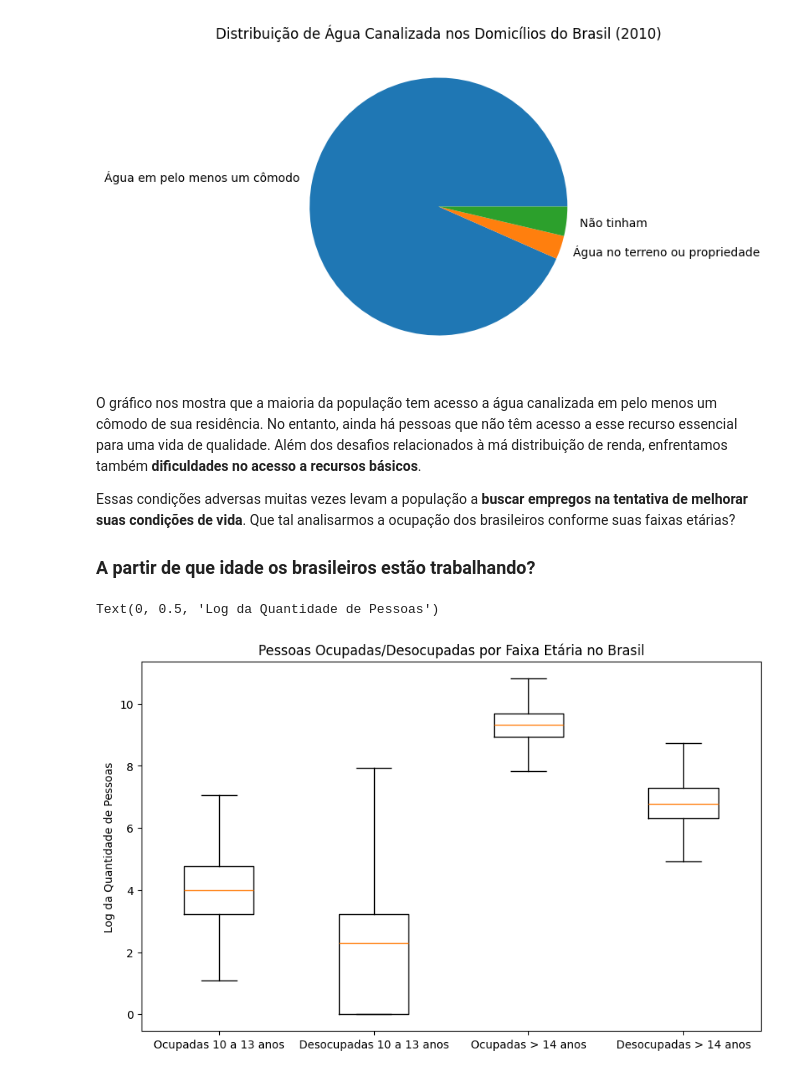
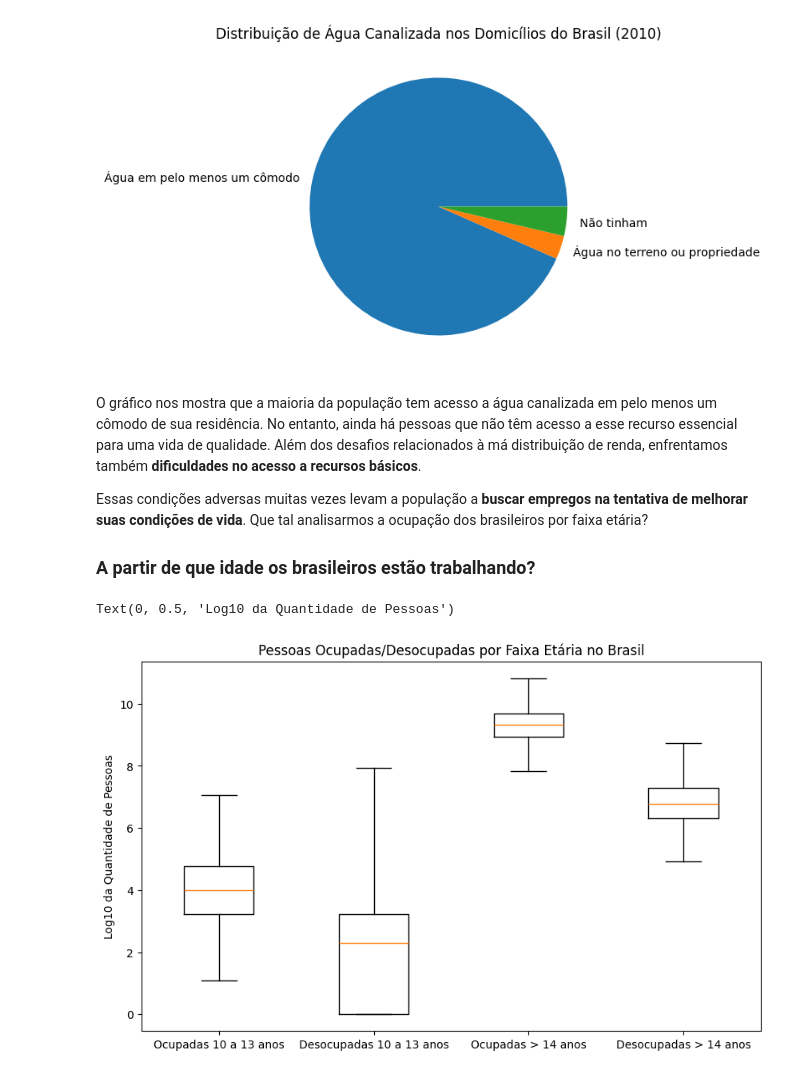
Before and after one commit to gimenezt/AnaliseCenso2010, a Jupyter notebook: C2.LilianGimenezTeixeira.ipynb, the cells around one changed output. Drawn from its saved outputs; the diff is of its cells as text; code cells hidden in the pictures.

```diff
--- a/C2.LilianGimenezTeixeira.ipynb
+++ b/C2.LilianGimenezTeixeira.ipynb
@@ -121,21 +145,21 @@ dados.plot(kind='pie', figsize=(5, 5), title='Distribuição de Água Canalizada
 # %% [markdown]
 O gráfico nos mostra que a maioria da população tem acesso a água canalizada em pelo menos um cômodo de sua residência. No entanto, ainda há pessoas que não têm acesso a esse recurso essencial para uma vida de qualidade. Além dos desafios relacionados à má distribuição de renda, enfrentamos também **dificuldades no acesso a recursos básicos**.
 
-Essas condições adversas muitas vezes levam a população a **buscar empregos na tentativa de melhorar suas condições de vida**. Que tal analisarmos a ocupação dos brasileiros conforme suas faixas etárias?
+Essas condições adversas muitas vezes levam a população a **buscar empregos na tentativa de melhorar suas condições de vida**. Que tal analisarmos a ocupação dos brasileiros por faixa etária?
 
 ### A partir de que idade os brasileiros estão trabalhando?
 # %%
 ocupacao_idade = [np.log(df_ocupacao['Ocupadas.1']+1),  # somando 1 para os casos de log(0)
                   np.log(df_ocupacao['Desocupadas.1']+1),
                   np.log(df_ocupacao['Ocupadas.2']+1),
                   np.log(df_ocupacao['Desocupadas.2']+1)]
 
 plt.figure(figsize=(10, 6))
 plt.boxplot(ocupacao_idade, labels=['Ocupadas 10 a 13 anos', 'Desocupadas 10 a 13 anos', 'Ocupadas > 14 anos', 'Desocupadas > 14 anos'], showfliers=False)
 
 plt.title('Pessoas Ocupadas/Desocupadas por Faixa Etária no Brasil')
-plt.ylabel('Log da Quantidade de Pessoas')
+plt.ylabel('Log10 da Quantidade de Pessoas')
 # %% [output]
-Text(0, 0.5, 'Log da Quantidade de Pessoas')
+Text(0, 0.5, 'Log10 da Quantidade de Pessoas')
-[figure, old version]
+[figure, new version]
 # %% [markdown]
```
Also changed, not shown: parts of 8 cells of this notebook.
